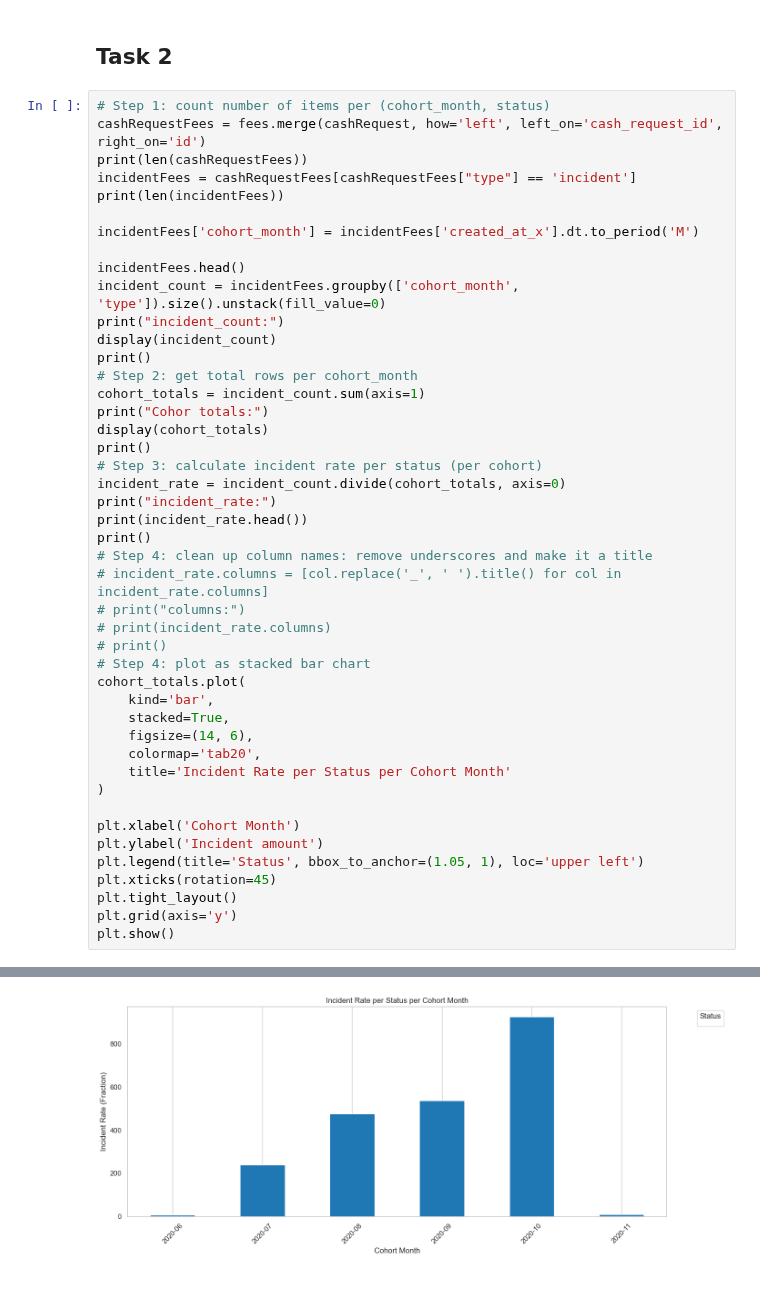
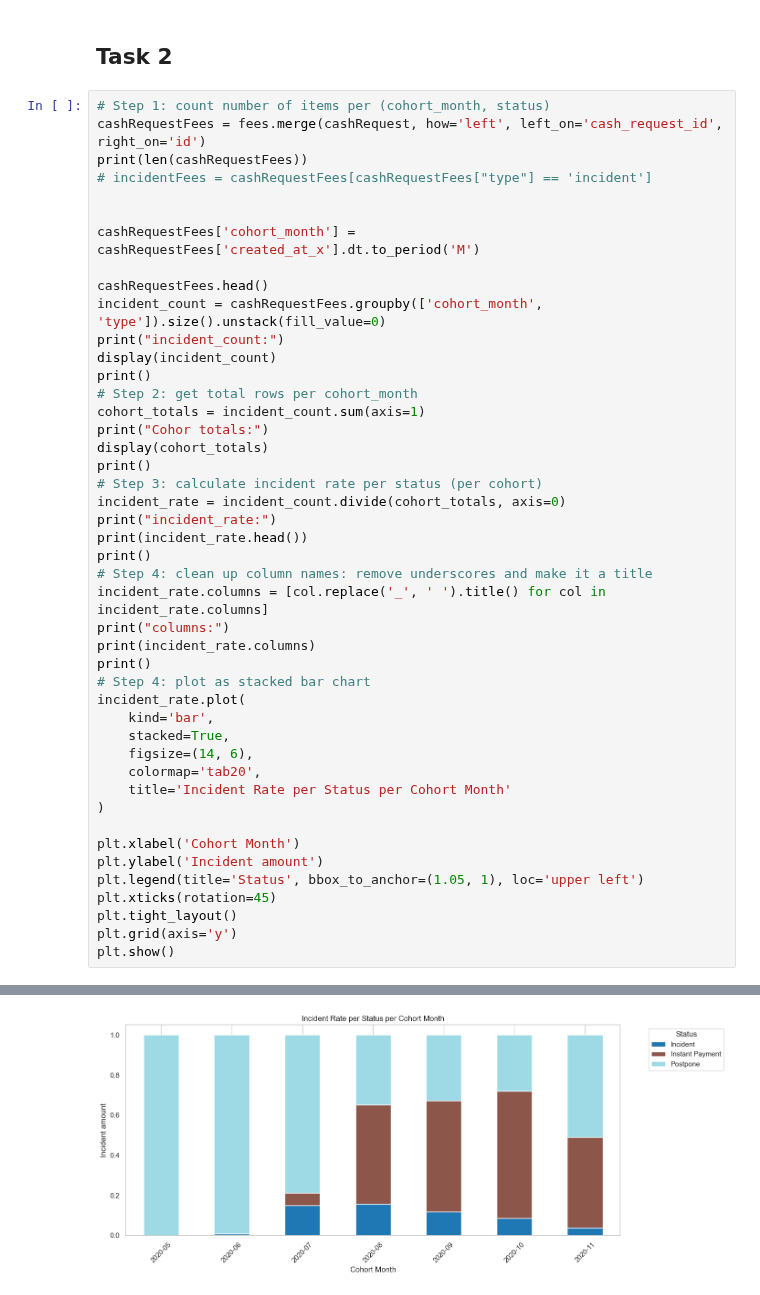
Before and after one commit to gfkpth/project-1-ironhack-payments-2-en, a Jupyter notebook: notebook/notebook.ipynb, the cells around one changed output, grey strips where cells are left out. Drawn from its saved outputs; the diff is of its cells as text.

```diff
--- a/notebook/notebook.ipynb
+++ b/notebook/notebook.ipynb
@@ -830,13 +830,13 @@ time_plot_data.plot(kind='line')
 # Step 1: count number of items per (cohort_month, status)
 cashRequestFees = fees.merge(cashRequest, how='left', left_on='cash_request_id', right_on='id')
 print(len(cashRequestFees))
-incidentFees = cashRequestFees[cashRequestFees["type"] == 'incident']
-print(len(incidentFees))
+# incidentFees = cashRequestFees[cashRequestFees["type"] == 'incident']
 
-incidentFees['cohort_month'] = incidentFees['created_at_x'].dt.to_period('M')
 
-incidentFees.head()
-incident_count = incidentFees.groupby(['cohort_month', 'type']).size().unstack(fill_value=0)
+cashRequestFees['cohort_month'] = cashRequestFees['created_at_x'].dt.to_period('M')
+
+cashRequestFees.head()
+incident_count = cashRequestFees.groupby(['cohort_month', 'type']).size().unstack(fill_value=0)
 print("incident_count:")
 display(incident_count)
 print()
@@ -851,12 +851,12 @@ print("incident_rate:")
 print(incident_rate.head())
 print()
 # Step 4: clean up column names: remove underscores and make it a title
-# incident_rate.columns = [col.replace('_', ' ').title() for col in incident_rate.columns]
-# print("columns:")
-# print(incident_rate.columns)
-# print()
+incident_rate.columns = [col.replace('_', ' ').title() for col in incident_rate.columns]
+print("columns:")
+print(incident_rate.columns)
+print()
 # Step 4: plot as stacked bar chart
-cohort_totals.plot(
+incident_rate.plot(
     kind='bar',
     stacked=True,
     figsize=(14, 6),
@@ -908 +907 @@ cohort_month
-[figure, old version]
+[figure, new version]
```
Also changed, not shown: parts of 1 cell of this notebook.
